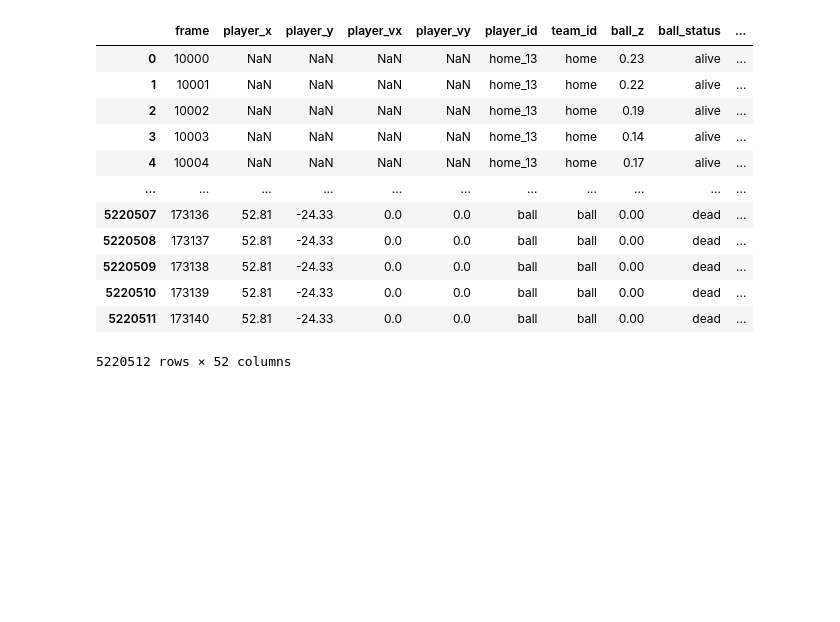
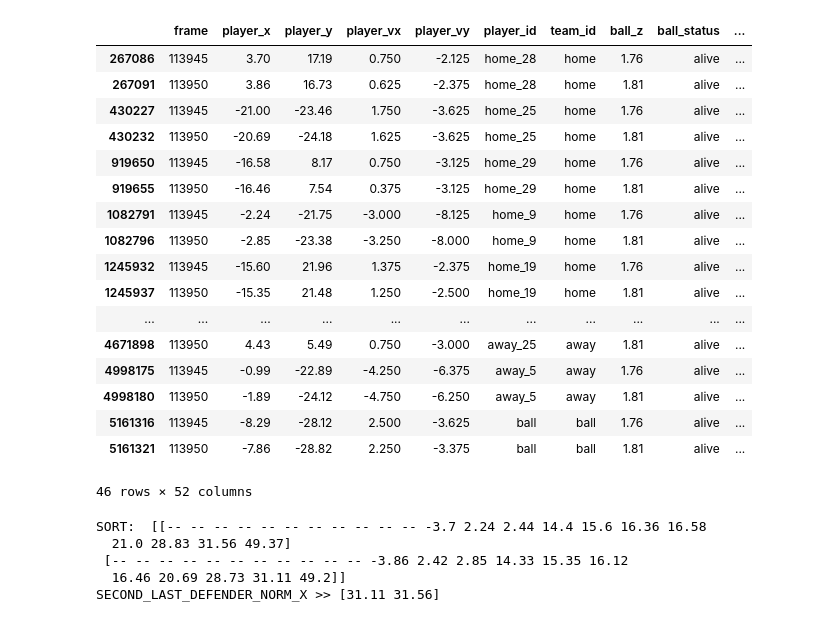
Before and after one commit to maxhartmann1/def-accessible-space, a Jupyter notebook: notebooks/Fehleranalyse/offside.ipynb, the cells around one changed output. Drawn from its saved outputs; the diff is of its cells as text; code cells hidden in the pictures; blank space fills up the shorter version.

```diff
--- a/notebooks/Fehleranalyse/offside.ipynb
+++ b/notebooks/Fehleranalyse/offside.ipynb
@@ -1,9 +1,12 @@
 # %%
+%reload_ext autoreload
+%autoreload 2
+
 from databallpy import get_saved_game
+
 import accessible_space
 
 game_id = "J03WQQ"
-
 
 path = "../../datasets/IDSSE/"
 game = get_saved_game(name=game_id, path=path)
@@ -20,19 +23,41 @@ game.tracking_data.add_velocity(col_ids, max_velocity=30)
 game.synchronise_tracking_and_event_data()
 game.tracking_data.add_individual_player_possession()
 df_frameified = accessible_space.per_object_frameify_tracking_data(game.tracking_data, "frame", coordinate_cols, col_ids, player_to_team, new_coordinate_cols=("player_x", "player_y", "player_vx", "player_vy"))
-
-df_frameified
-# %% [output]
-|  | frame | player_x | player_y | player_vx | player_vy | player_id | team_id | ball_z | ball_status | ... |
-| 0 | 10000 | NaN | NaN | NaN | NaN | home_13 | home | 0.23 | alive | ... |
-| 1 | 10001 | NaN | NaN | NaN | NaN | home_13 | home | 0.22 | alive | ... |
-| 2 | 10002 | NaN | NaN | NaN | NaN | home_13 | home | 0.19 | alive | ... |
-| 3 | 10003 | NaN | NaN | NaN | NaN | home_13 | home | 0.14 | alive | ... |
-| 4 | 10004 | NaN | NaN | NaN | NaN | home_13 | home | 0.17 | alive | ... |
-| ... | ... | ... | ... | ... | ... | ... | ... | ... | ... | ... |
-| 5220507 | 173136 | 52.81 | -24.33 | 0.0 | 0.0 | ball | ball | 0.00 | dead | ... |
-| 5220508 | 173137 | 52.81 | -24.33 | 0.0 | 0.0 | ball | ball | 0.00 | dead | ... |
-| 5220509 | 173138 | 52.81 | -24.33 | 0.0 | 0.0 | ball | ball | 0.00 | dead | ... |
-| 5220510 | 173139 | 52.81 | -24.33 | 0.0 | 0.0 | ball | ball | 0.00 | dead | ... |
-| 5220511 | 173140 | 52.81 | -24.33 | 0.0 | 0.0 | ball | ball | 0.00 | dead | ... |
-5220512 rows × 52 columns
+# %%
+import importlib
+import accessible_space.interface
+importlib.reload(accessible_space.interface)
+from accessible_space.interface import get_dangerous_accessible_space
+
+
+df_frameified_filtered = df_frameified[df_frameified["frame"].isin([113945, 113950])]
+df_frameified_filtered = df_frameified_filtered[df_frameified_filtered["player_x"].notna()]
+display(df_frameified_filtered)
+df_frameified_filtered["player_possession_manually"] = "away_23"
+pitch_result = get_dangerous_accessible_space(df_frameified_filtered, frame_col="frame", player_col="player_id", ball_player_id="ball", x_col="player_x", y_col="player_y", vx_col="player_vx", vy_col="player_vy", team_col="team_id", period_col="period_id", team_in_possession_col="team_possession", attacking_direction_col=None, infer_attacking_direction=True, respect_offside=True, player_in_possession_col="player_possession_manually", use_progress_bar=False)
+
+df_frameified_filtered["DAS"] = pitch_result.das
+# %% [output]
+|  | frame | player_x | player_y | player_vx | player_vy | player_id | team_id | ball_z | ball_status | ... |
+| 267086 | 113945 | 3.70 | 17.19 | 0.750 | -2.125 | home_28 | home | 1.76 | alive | ... |
+| 267091 | 113950 | 3.86 | 16.73 | 0.625 | -2.375 | home_28 | home | 1.81 | alive | ... |
+| 430227 | 113945 | -21.00 | -23.46 | 1.750 | -3.625 | home_25 | home | 1.76 | alive | ... |
+| 430232 | 113950 | -20.69 | -24.18 | 1.625 | -3.625 | home_25 | home | 1.81 | alive | ... |
+| 919650 | 113945 | -16.58 | 8.17 | 0.750 | -3.125 | home_29 | home | 1.76 | alive | ... |
+| 919655 | 113950 | -16.46 | 7.54 | 0.375 | -3.125 | home_29 | home | 1.81 | alive | ... |
+| 1082791 | 113945 | -2.24 | -21.75 | -3.000 | -8.125 | home_9 | home | 1.76 | alive | ... |
+| 1082796 | 113950 | -2.85 | -23.38 | -3.250 | -8.000 | home_9 | home | 1.81 | alive | ... |
+| 1245932 | 113945 | -15.60 | 21.96 | 1.375 | -2.375 | home_19 | home | 1.76 | alive | ... |
+| 1245937 | 113950 | -15.35 | 21.48 | 1.250 | -2.500 | home_19 | home | 1.81 | alive | ... |
+| ... | ... | ... | ... | ... | ... | ... | ... | ... | ... | ... |
+| 4671898 | 113950 | 4.43 | 5.49 | 0.750 | -3.000 | away_25 | away | 1.81 | alive | ... |
+| 4998175 | 113945 | -0.99 | -22.89 | -4.250 | -6.375 | away_5 | away | 1.76 | alive | ... |
+| 4998180 | 113950 | -1.89 | -24.12 | -4.750 | -6.250 | away_5 | away | 1.81 | alive | ... |
+| 5161316 | 113945 | -8.29 | -28.12 | 2.500 | -3.625 | ball | ball | 1.76 | alive | ... |
+| 5161321 | 113950 | -7.86 | -28.82 | 2.250 | -3.375 | ball | ball | 1.81 | alive | ... |
+46 rows × 52 columns
+SORT:  [[-- -- -- -- -- -- -- -- -- -- -- -3.7 2.24 2.44 14.4 15.6 16.36 16.58
+  21.0 28.83 31.56 49.37]
+ [-- -- -- -- -- -- -- -- -- -- -- -3.86 2.42 2.85 14.33 15.35 16.12
+  16.46 20.69 28.73 31.11 49.2]]
+SECOND_LAST_DEFENDER_NORM_X >> [31.11 31.56]
```
Also changed, not shown: parts of 2 cells of this notebook, 11 other files.
